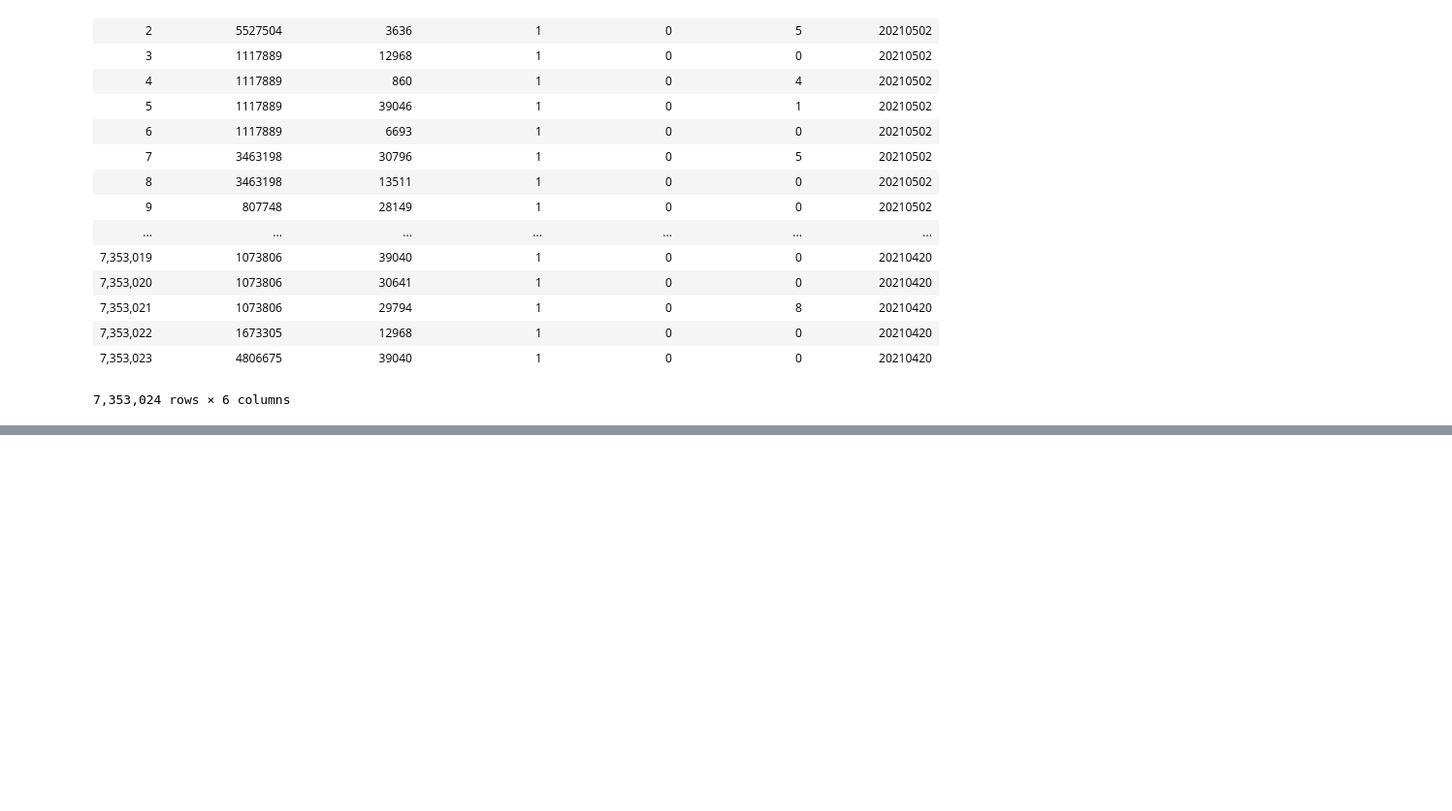
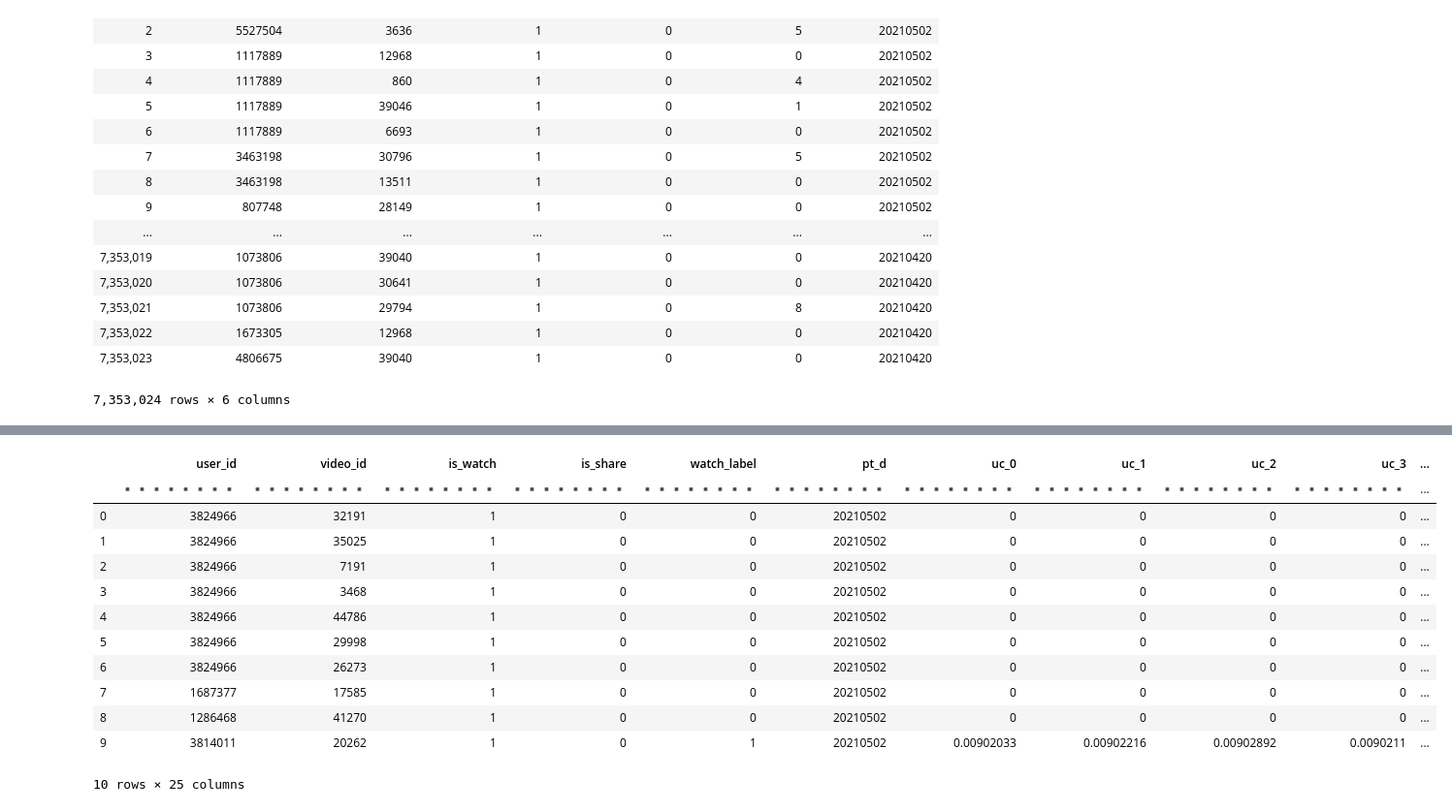
Before and after one commit to GZYZG/2021-digix-recommendation, a Jupyter notebook: embedding.ipynb, the cells around one changed output, grey strips where cells are left out. Shown at 97% size. Cells and saved outputs as stored; diff of their text form; code cells hidden in the pictures; blank space fills up the shorter version.

```diff
--- a/embedding.ipynb
+++ b/embedding.ipynb
@@ -348,0 +419,16 @@ all_action
+# %%
+new_action.tail()
+# %% [output]
+|  | user_id | video_id | is_watch | is_share | watch_label | pt_d | uc_0 | uc_1 | uc_2 | uc_3 | ... |
+|  | ▪▪▪▪▪▪▪▪ | ▪▪▪▪▪▪▪▪ | ▪▪▪▪▪▪▪▪ | ▪▪▪▪▪▪▪▪ | ▪▪▪▪▪▪▪▪ | ▪▪▪▪▪▪▪▪ | ▪▪▪▪▪▪▪▪ | ▪▪▪▪▪▪▪▪ | ▪▪▪▪▪▪▪▪ | ▪▪▪▪▪▪▪▪ | ... |
+| 0 | 3824966 | 32191 | 1 | 0 | 0 | 20210502 | 0 | 0 | 0 | 0 | ... |
+| 1 | 3824966 | 35025 | 1 | 0 | 0 | 20210502 | 0 | 0 | 0 | 0 | ... |
+| 2 | 3824966 | 7191 | 1 | 0 | 0 | 20210502 | 0 | 0 | 0 | 0 | ... |
+| 3 | 3824966 | 3468 | 1 | 0 | 0 | 20210502 | 0 | 0 | 0 | 0 | ... |
+| 4 | 3824966 | 44786 | 1 | 0 | 0 | 20210502 | 0 | 0 | 0 | 0 | ... |
+| 5 | 3824966 | 29998 | 1 | 0 | 0 | 20210502 | 0 | 0 | 0 | 0 | ... |
+| 6 | 3824966 | 26273 | 1 | 0 | 0 | 20210502 | 0 | 0 | 0 | 0 | ... |
+| 7 | 1687377 | 17585 | 1 | 0 | 0 | 20210502 | 0 | 0 | 0 | 0 | ... |
+| 8 | 1286468 | 41270 | 1 | 0 | 0 | 20210502 | 0 | 0 | 0 | 0 | ... |
+| 9 | 3814011 | 20262 | 1 | 0 | 1 | 20210502 | 0.00902033 | 0.00902216 | 0.00902892 | 0.0090211 | ... |
+10 rows × 25 columns
```
Also changed, not shown: parts of 17 cells of this notebook, 2 other files.
